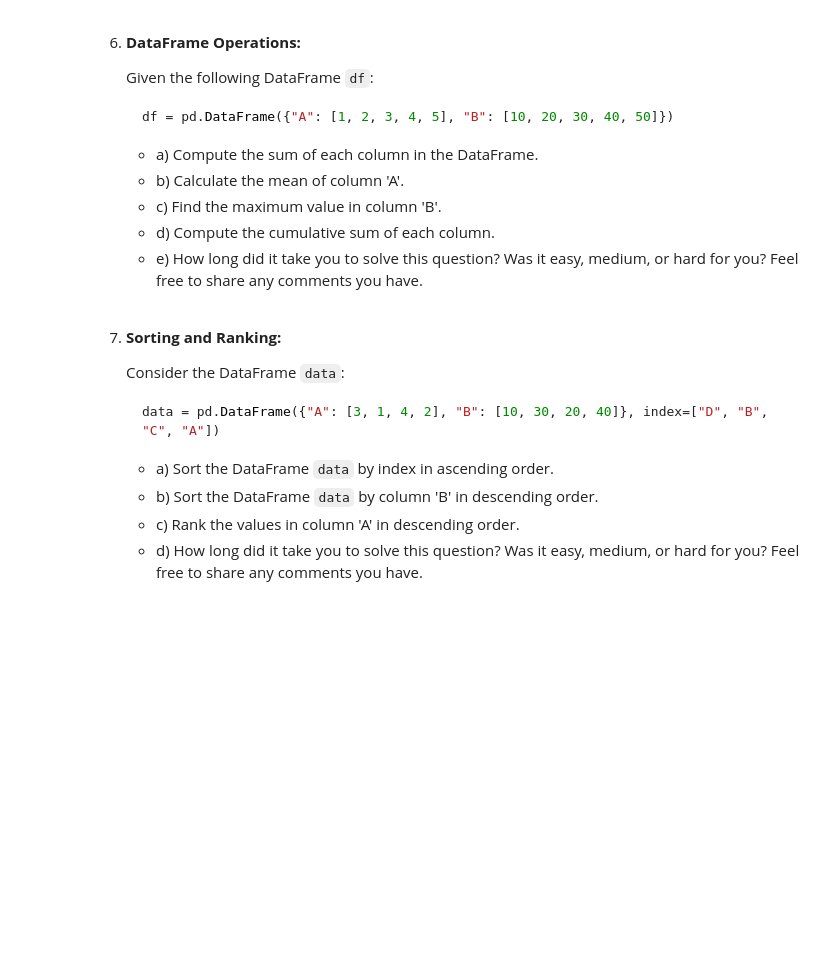
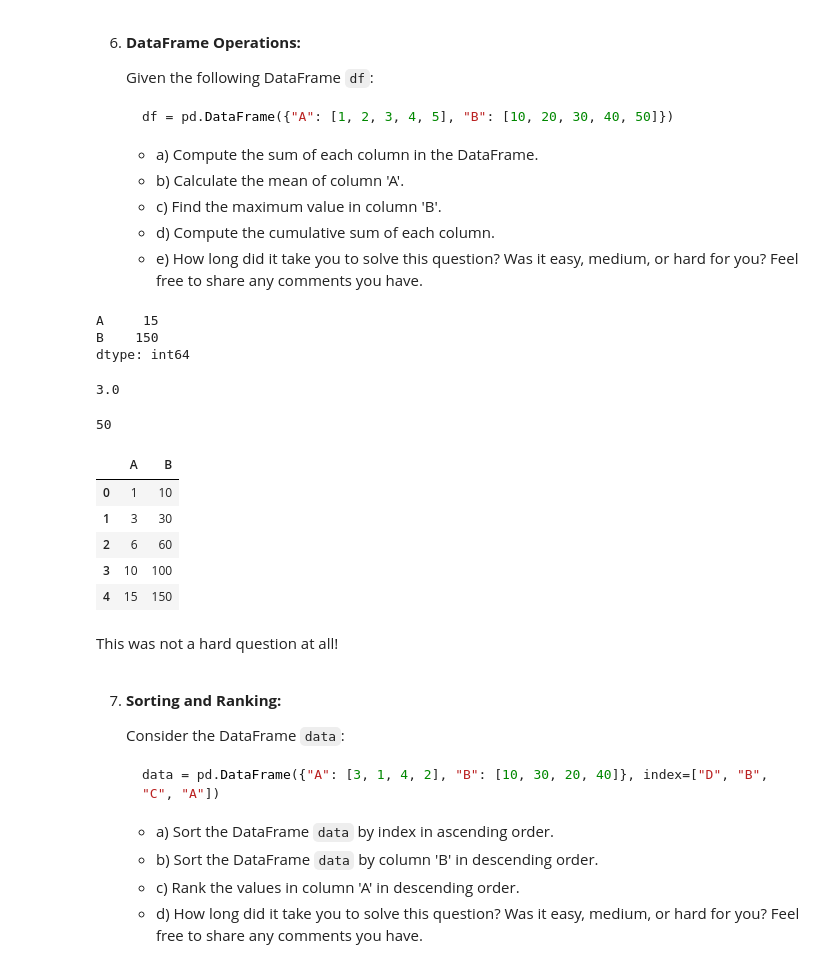
Before and after one commit to zacmac13/Intro-to-Data-Science, a Jupyter notebook: HW/HW2.ipynb, the cells around one changed output. Drawn from its saved outputs; the diff is of its cells as text; code cells hidden in the pictures; blank space fills up the shorter version.

```diff
--- a/HW/HW2.ipynb
+++ b/HW/HW2.ipynb
@@ -79,6 +214,32 @@ Remember, timely completion of assignments is crucial for your understanding of
    - c) Find the maximum value in column 'B'.
    - d) Compute the cumulative sum of each column.
    - e) How long did it take you to solve this question? Was it easy, medium, or hard for you? Feel free to share any comments you have.
+# %%
+df = pd.DataFrame({"A": [1, 2, 3, 4, 5], "B": [10, 20, 30, 40, 50]})
+df.sum()
+# %% [output]
+A     15
+B    150
+dtype: int64
+# %%
+df['A'].mean()
+# %% [output]
+3.0
+# %%
+df['B'].max()
+# %% [output]
+50
+# %%
+df.cumsum()
+# %% [output]
+|  | A | B |
+| 0 | 1 | 10 |
+| 1 | 3 | 30 |
+| 2 | 6 | 60 |
+| 3 | 10 | 100 |
+| 4 | 15 | 150 |
+# %% [markdown]
+This was not a hard question at all!
 # %% [markdown]
 7. **Sorting and Ranking:**
 
```
Also changed, not shown: parts of 49 cells of this notebook.
